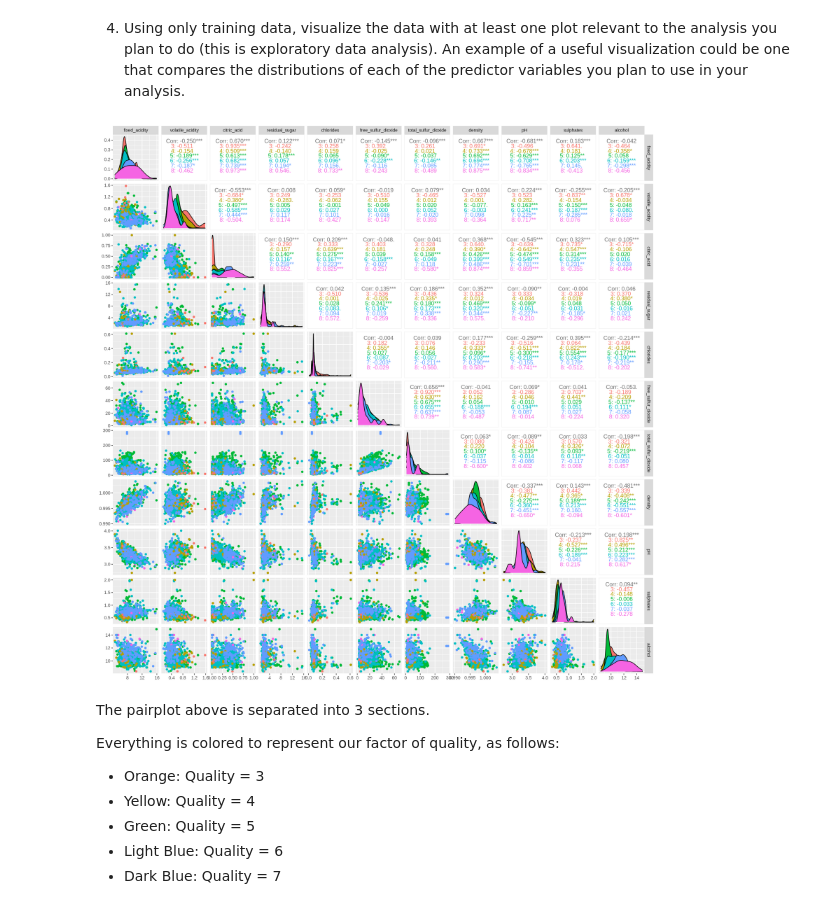
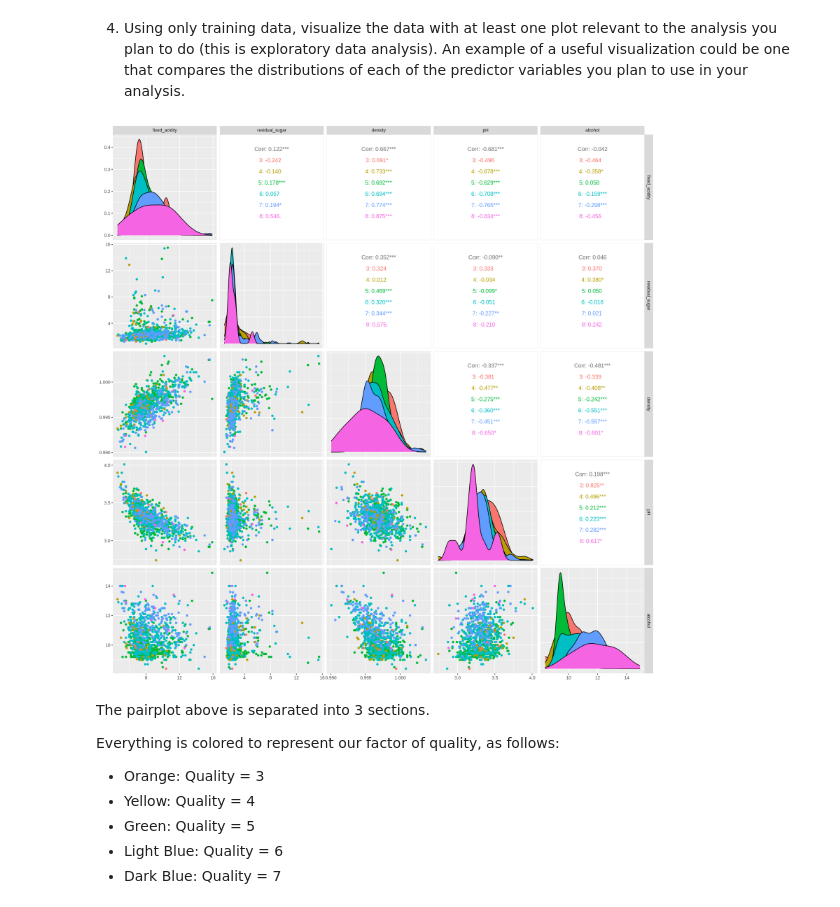
Before and after one commit to farazht/classifying-red-wine-quality, a Jupyter notebook: Group Report.ipynb, the cells around one changed output. Drawn from its saved outputs; the diff is of its cells as text; code cells hidden in the pictures.

```diff
--- a/Group Report.ipynb
+++ b/Group Report.ipynb
@@ -106,7 +88,7 @@ redwine_split <- initial_split(redwine_data, prop = .75, strata = quality)
     redwine_test <- testing(redwine_split)
 
 # selecting our 5 predictors
-# redwine_train <- redwine_train |>
-    # select(fixed_acidity, residual_sugar, density, pH, alcohol, quality)
+redwine_train <- redwine_train |>
+    select(fixed_acidity, residual_sugar, density, pH, alcohol, quality)
 redwine_train
 # %% [output]
@@ -149,12 +131,12 @@ Since our data already has an equal amount of observations in each class, we dec
 # %%
 # creating pair plot from redwine_training_data with columns selected appropriately and colour set as our factor (quality)
 options(repr.plot.width = 15, repr.plot.height = 15)
-redwine_plot <- ggpairs(redwine_train, columns = 1:11, aes(colour=quality))
+redwine_plot <- ggpairs(redwine_train, columns = 1:5, aes(colour=quality))
 
 # displaying plot
 redwine_plot
 # %% [output]
-[figure, old version]
+[figure, new version]
 # %% [markdown]
 The pairplot above is separated into 3 sections.
 
```
Also changed, not shown: parts of 6 cells of this notebook.
